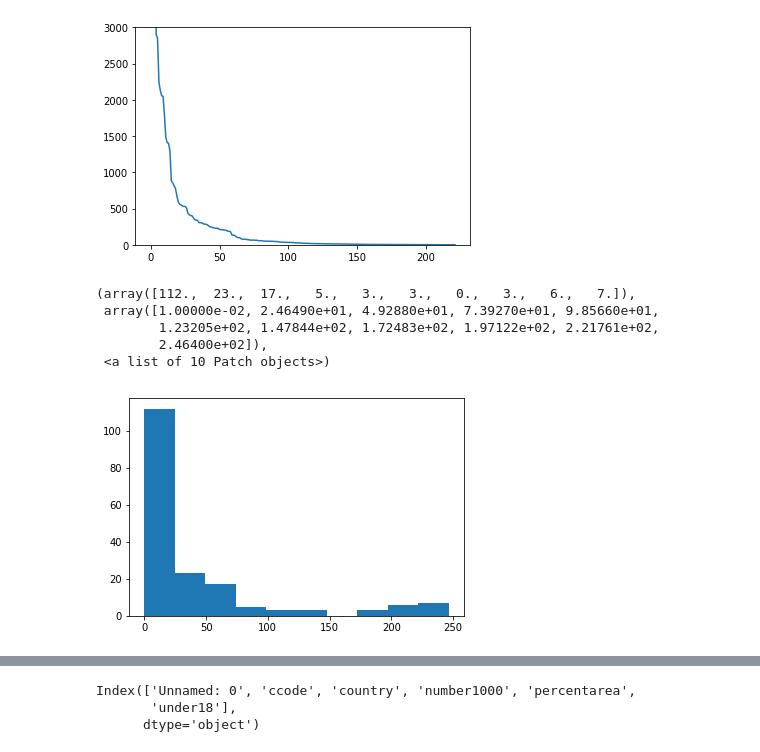
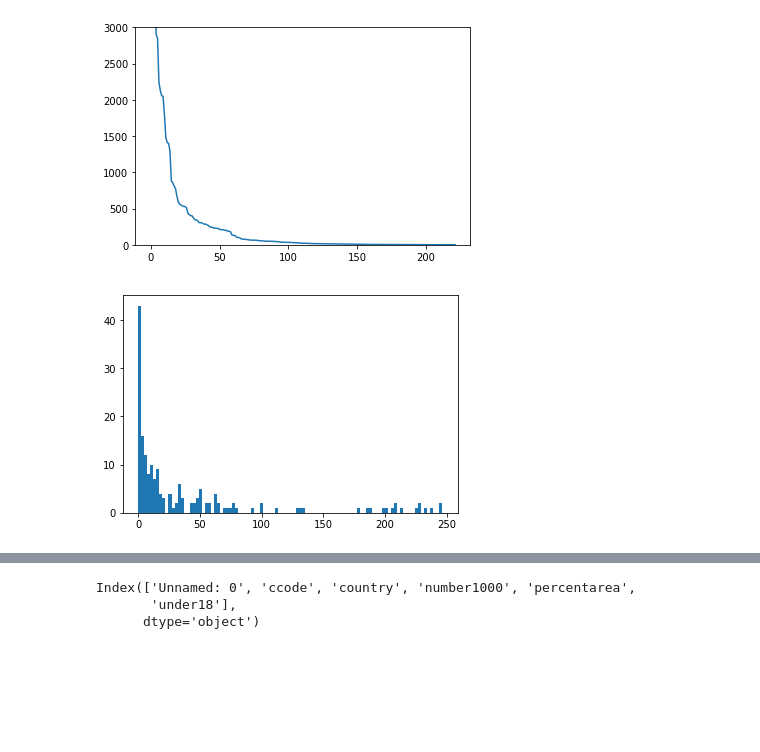
Before and after one commit to vafaei-ar/IEC2-2019, a Jupyter notebook: data_mining/1-pandas_practice.ipynb, the cells around one changed output, grey strips where cells are left out. Cells and saved outputs as stored; diff of their text form; code cells hidden in the pictures; blank space fills up the shorter version.

```diff
--- a/data_mining/1-pandas_practice.ipynb
+++ b/data_mining/1-pandas_practice.ipynb
@@ -139,11 +199,6 @@ plt.ylim(0,3000)
 [figure]
 # %%
 gdps = gdps[gdps<250]
-plt.hist(gdps)
+plt.hist(gdps,100);
 # %% [output]
-(array([112.,  23.,  17.,   5.,   3.,   3.,   0.,   3.,   6.,   7.]),
- array([1.00000e-02, 2.46490e+01, 4.92880e+01, 7.39270e+01, 9.85660e+01,
-        1.23205e+02, 1.47844e+02, 1.72483e+02, 1.97122e+02, 2.21761e+02,
-        2.46400e+02]),
- <a list of 10 Patch objects>)
-[figure, old version]
+[figure, new version]
```
Also changed, not shown: parts of 12 cells of this notebook, 26 other files.
